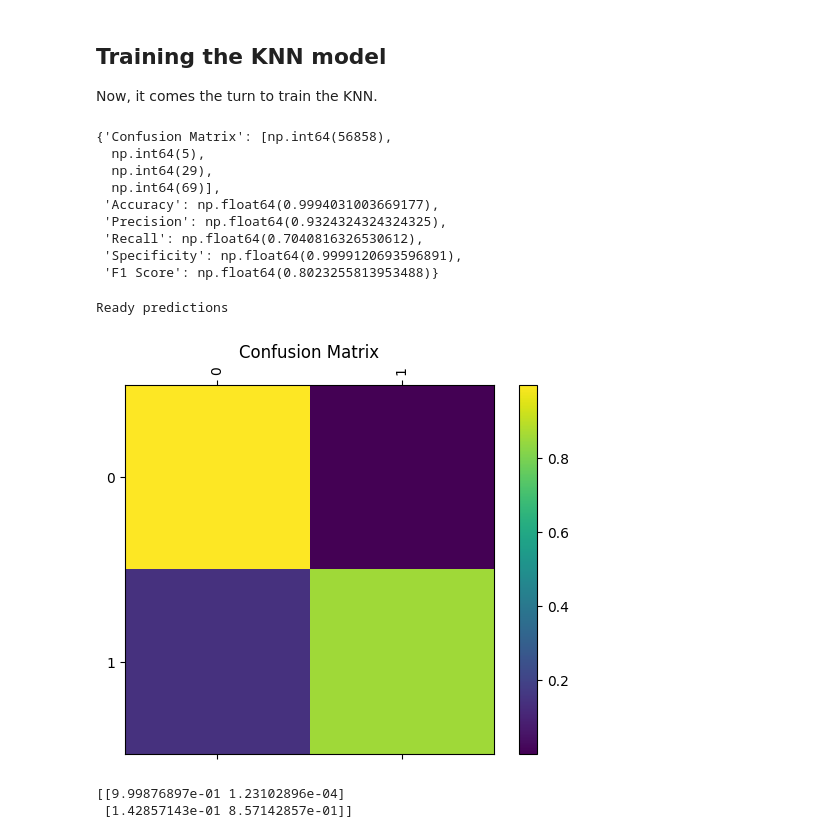
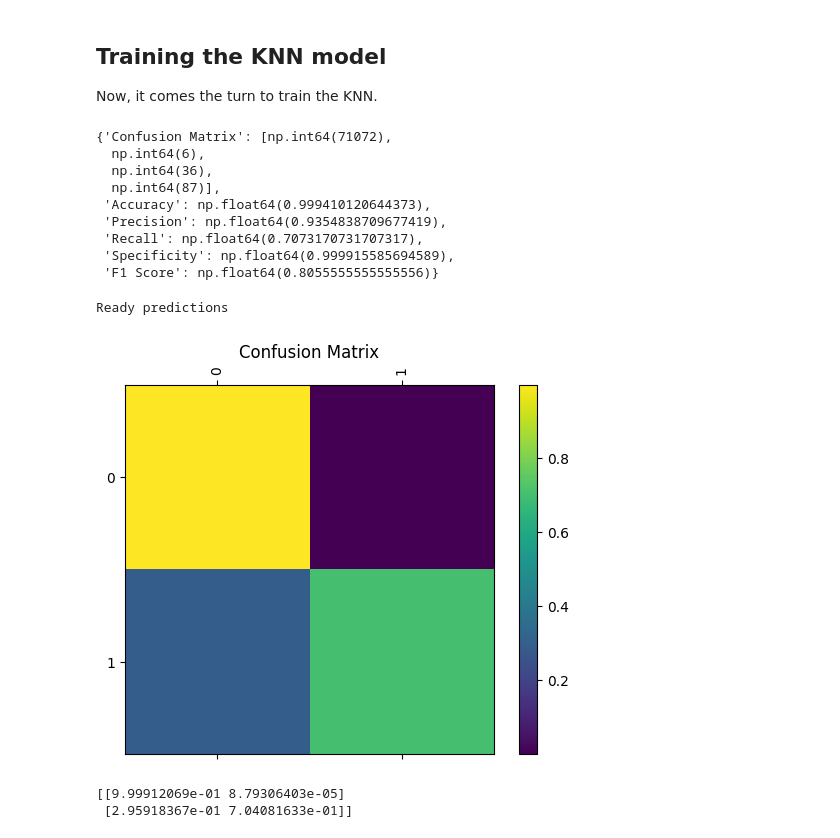
Before and after one commit to EmiN364/TP_ML-AI, a Jupyter notebook: KNN.ipynb, the cells around one changed output. Cells and saved outputs as stored; diff of their text form; code cells hidden in the pictures.

```diff
--- a/KNN.ipynb
+++ b/KNN.ipynb
@@ -98,67 +98,61 @@ def train_test_split(X, y, test_size=0.2, stratify=y, random_state=42):
 
     return X_train, X_test, y_train, y_test
 # %%
-X_train, X_test, y_train, y_test = train_test_split(X, y, test_size=0.2, random_state=42)
+X_train, X_test, y_train, y_test = train_test_split(X, y, test_size=0.25, random_state=42)
 # %% [markdown]
 ## Training the KNN model
 
 Now, it comes the turn to train the KNN.
 # %%
-import sklearn.neighbors as sk
-
 knn = sk.KNeighborsClassifier(n_neighbors=3)
 knn.fit(X_train, y_train)
 
 evaluate_classification_metrics(y_test, knn.predict(X_test), 1)
 # %% [output]
-{'Confusion Matrix': [np.int64(56858),
-  np.int64(5),
-  np.int64(29),
-  np.int64(69)],
- 'Accuracy': np.float64(0.9994031003669177),
- 'Precision': np.float64(0.9324324324324325),
- 'Recall': np.float64(0.7040816326530612),
- 'Specificity': np.float64(0.9999120693596891),
- 'F1 Score': np.float64(0.8023255813953488)}
+{'Confusion Matrix': [np.int64(71072),
+  np.int64(6),
+  np.int64(36),
+  np.int64(87)],
+ 'Accuracy': np.float64(0.999410120644373),
+ 'Precision': np.float64(0.9354838709677419),
+ 'Recall': np.float64(0.7073170731707317),
+ 'Specificity': np.float64(0.999915585694589),
+ 'F1 Score': np.float64(0.8055555555555556)}
 # %%
 # CONFUSION MATRIX
-
-import matplotlib.pyplot as plt
-import matplotlib.ticker as ticker
-
 listclasses = ['0', '1']
 numclasses = 2
 
 confusion = np.zeros((numclasses, numclasses))
-predictions = sk.predict(X_test)
+predictions = knn.predict(X_test)
 print("Ready predictions")
 for i in range(len(y_test)):
     confusion[int(y_test[i]), int(predictions[i])] += 1
 
 # Normalize by dividing every row by its sum
 for i in range(numclasses):
     confusion[i] = confusion[i] / confusion[i].sum()
 
 # Set up plot
 fig = plt.figure()
 ax = fig.add_subplot(111)
 cax = ax.matshow(confusion, cmap='viridis')
 plt.title('Confusion Matrix')
 fig.colorbar(cax)
 
 # Set up axes
 ax.set_xticklabels([''] + listclasses, rotation=90)
 ax.set_yticklabels([''] + listclasses)
 
 # Force label at every tick
 ax.xaxis.set_major_locator(ticker.MultipleLocator(1))
 ax.yaxis.set_major_locator(ticker.MultipleLocator(1))
 
 # sphinx_gallery_thumbnail_number = 2
 plt.show()
 print (confusion)
 # %% [output]
 Ready predictions
-[figure, old version]
+[figure, new version]
-[[9.99876897e-01 1.23102896e-04]
- [1.42857143e-01 8.57142857e-01]]
+[[9.99912069e-01 8.79306403e-05]
+ [2.95918367e-01 7.04081633e-01]]
```
Also changed, not shown: parts of 4 cells of this notebook, 1 other file.
